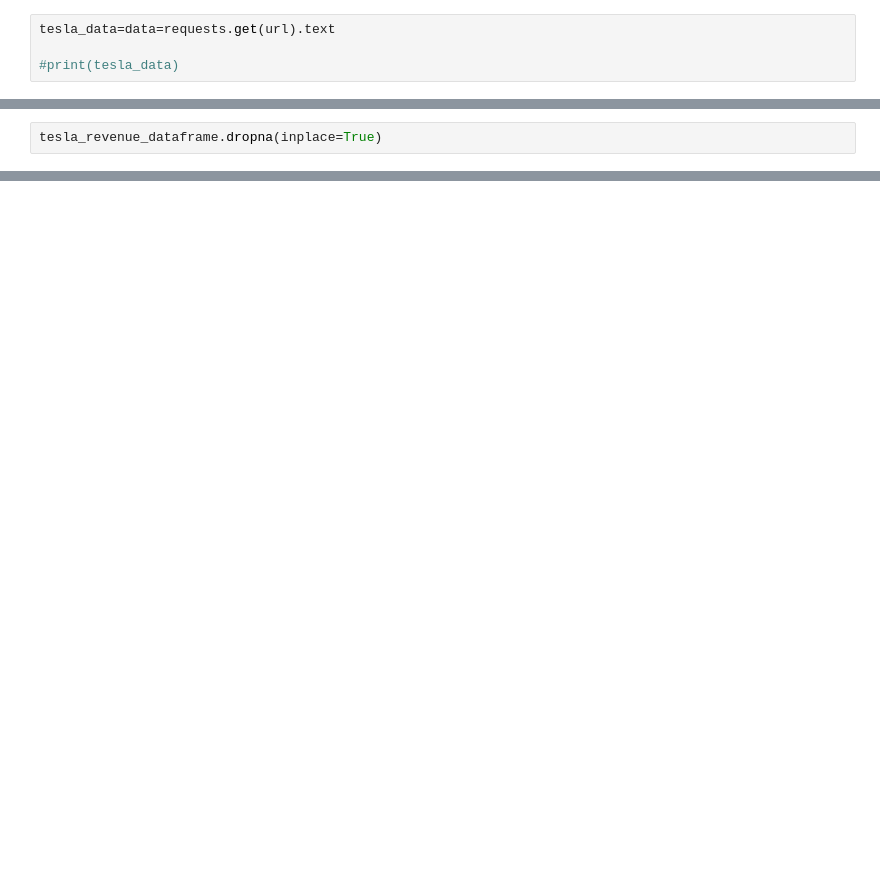
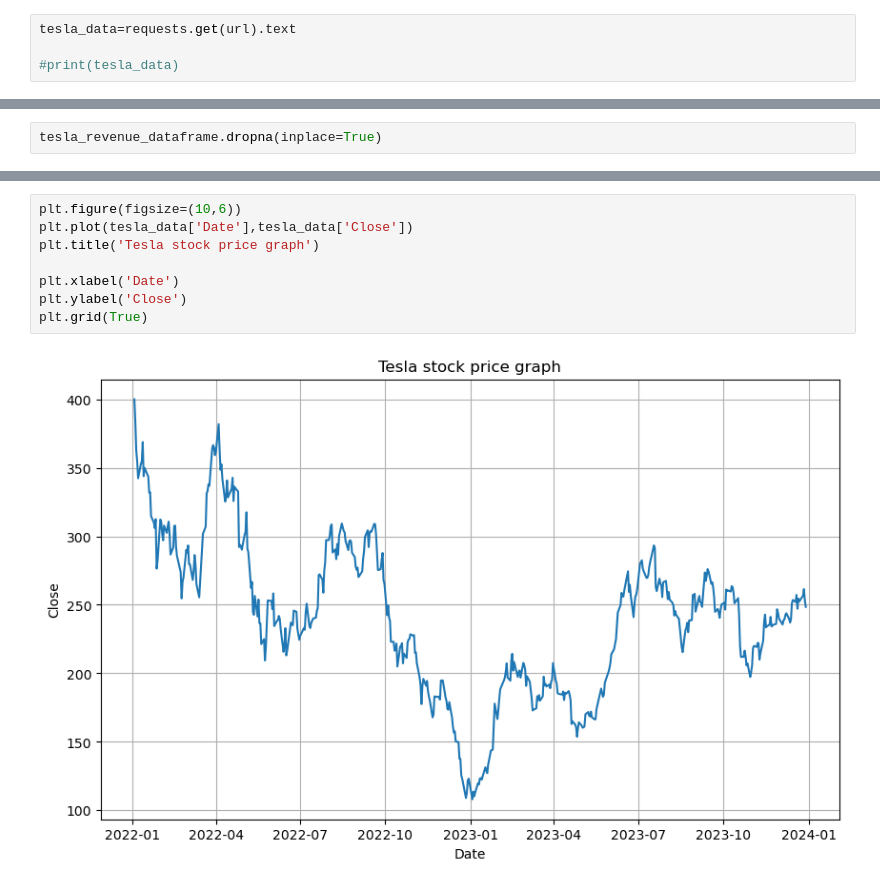
Before and after one commit to AshikurIST/Python-Project-for-Data-Science, a Jupyter notebook: Python Project for Data Science.ipynb, the cells around one changed output, grey strips where cells are left out. Cells and saved outputs as stored; diff of their text form; blank space fills up the shorter version.

```diff
--- a/Python Project for Data Science.ipynb
+++ b/Python Project for Data Science.ipynb
@@ -40,7 +40,7 @@ from bs4 import BeautifulSoup
 # %%
 url= 'https://cf-courses-data.s3.us.cloud-object-storage.appdomain.cloud/IBMDeveloperSkillsNetwork-PY0220EN-SkillsNetwork/labs/project/revenue.htm'
 # %%
-tesla_data=data=requests.get(url).text
+tesla_data=requests.get(url).text
 
 #print(tesla_data)
 # %% [markdown]
@@ -77,0 +152,10 @@ tesla_revenue_dataframe.tail()
+# %%
+plt.figure(figsize=(10,6))
+plt.plot(tesla_data['Date'],tesla_data['Close'])
+plt.title('Tesla stock price graph')
+
+plt.xlabel('Date')
+plt.ylabel('Close')
+plt.grid(True)
+# %% [output]
+[figure, added]
```
Also changed, not shown: parts of 36 cells of this notebook.
